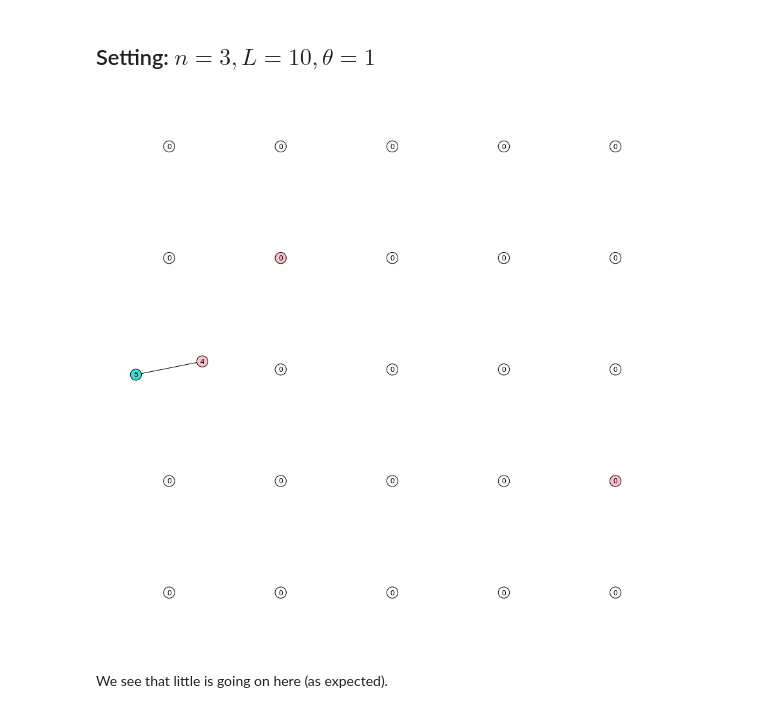
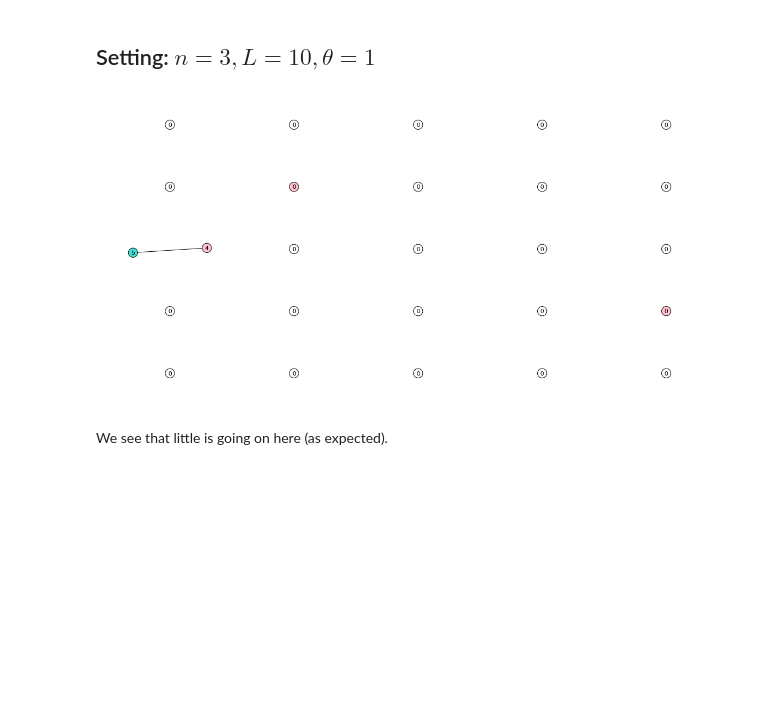
Before and after one commit to Cronjaeger/almost-infinite-sites-recursions, a Jupyter notebook: ipython_notebooks/Computational Experiment -- Recombination vs Recurrence.ipynb, the cells around one changed output. Saved outputs shown, nothing was run; the diff lists cells and outputs as text; code cells hidden in the pictures; blank space fills up the shorter version.

```diff
--- a/ipython_notebooks/Computational Experiment -- Recombination vs Recurrence.ipynb
+++ b/ipython_notebooks/Computational Experiment -- Recombination vs Recurrence.ipynb
@@ -284,19 +315,21 @@ We now preceed to make pictures like above, but with different parameter valies.
 ## Setting: $n=3, L = 10, \theta = 1$
 # %%
 np.random.seed(1723)
-fig = plt.figure(figsize = (15,15))
+fig = plt.figure(figsize = (20,10))
 cols = 5
 rows = 5
 graphs = rows*cols
 for i in range(graphs):
     plt.subplot(rows,cols,i)
     #print i
     results = simulate_single_graph_and_output_incompatibility_graph(n =3, L = 10, theta = 1.0, draw_largest_connected_component = True)
     #print
     determine_S_of_connected_components(results,print_results=False,with_header=True)
 plt.draw()
+fig.savefig('figures/incompatibility_graphs_5x5_n3_L10_t1.pdf',bbox_inches=0)
+fig.savefig('figures/incompatibility_graphs_5x5_n3_L10_t1.png',bbox_inches=0)
 # %% [output]
-[figure, old version]
+[figure, new version]
 # %% [markdown]
 We see that little is going on here (as expected).
 # %% [markdown]
```
Also changed, not shown: parts of 10 cells of this notebook, 1 other file.
